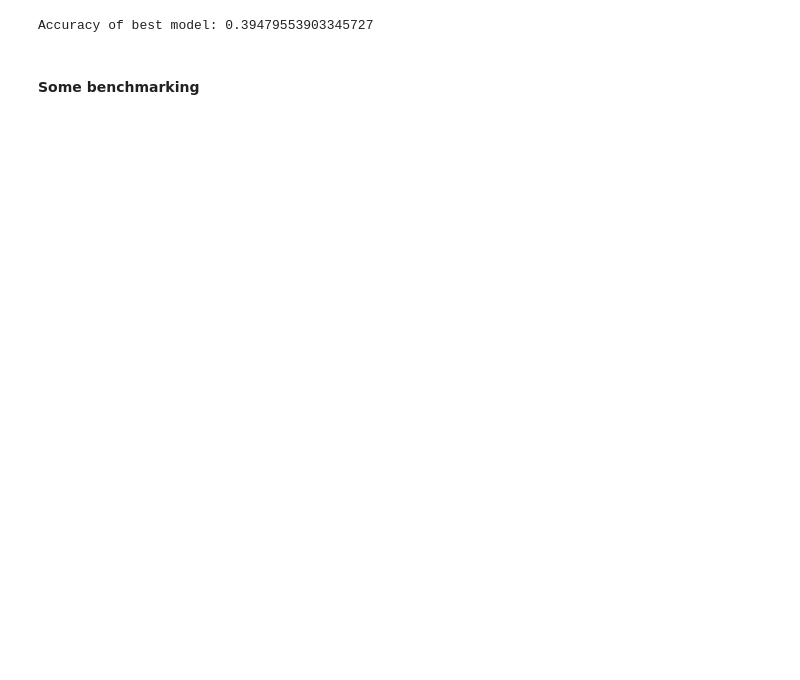
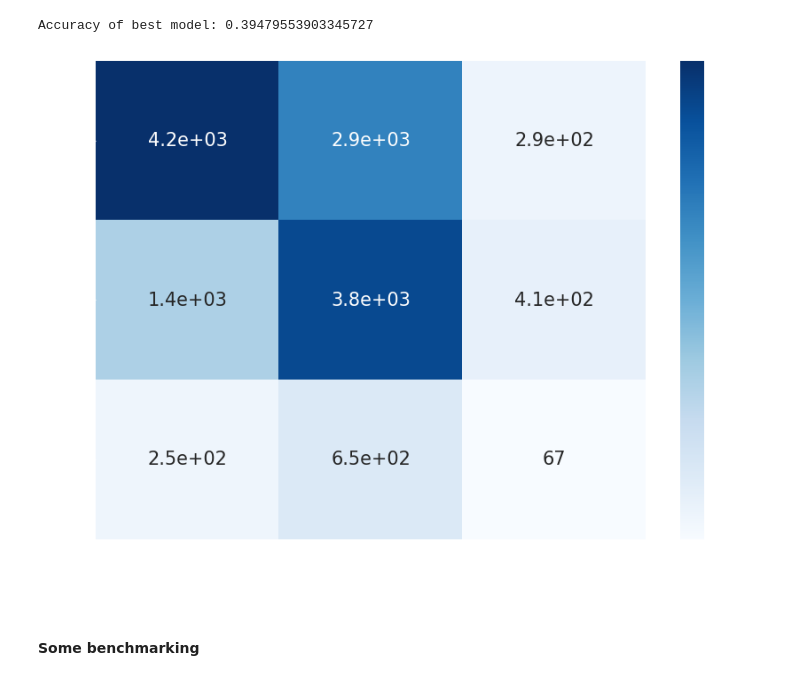
Before and after one commit to arkr01/Deep-Learning-Group-Project, a Jupyter notebook: Model_and_testing.ipynb, the cells around one changed output. Cells and saved outputs as stored; diff of their text form; code cells hidden in the pictures; blank space fills up the shorter version.

```diff
--- a/Model_and_testing.ipynb
+++ b/Model_and_testing.ipynb
@@ -809,3 +910,34 @@ Accuracy of best model: 0.39479553903345727
+# %%
+#Plot the confusion matrix
+confusion_mat = []
+for a in range(3):
+    confusion_row = []
+    for b in range(3):
+        confusion_row.append(confusion_data[a,b])
+    confusion_mat.append(confusion_row)
+
+import pandas as pd
+import seaborn as sn
+import matplotlib.pyplot as plt
+
+df_cm = pd.DataFrame(confusion_mat, index = [i for i in "012"],
+                  columns = [i for i in "012"])
+
+plt.rcParams.update({'font.size': 15})
+plt.rcParams['text.color'] = 'white'
+plt.rcParams['axes.labelcolor'] = 'white'
+plt.rcParams['xtick.color'] = 'white'
+plt.rcParams['ytick.color'] = 'white'
+
+plt.figure(figsize = (10,7))
+pal = sn.color_palette("Blues", as_cmap=True)
+sn.heatmap(df_cm, cmap = pal, annot=True)
+plt.xlabel("Predicted runs")
+plt.ylabel("Actual runs")
+
+plt.savefig("conf_matrix",transparent=True,bbox_inches = "tight")
+# %% [output]
+[figure, added]
 # %% [markdown]
 #### Some benchmarking
 # %%
```
Also changed, not shown: parts of 13 cells of this notebook.
